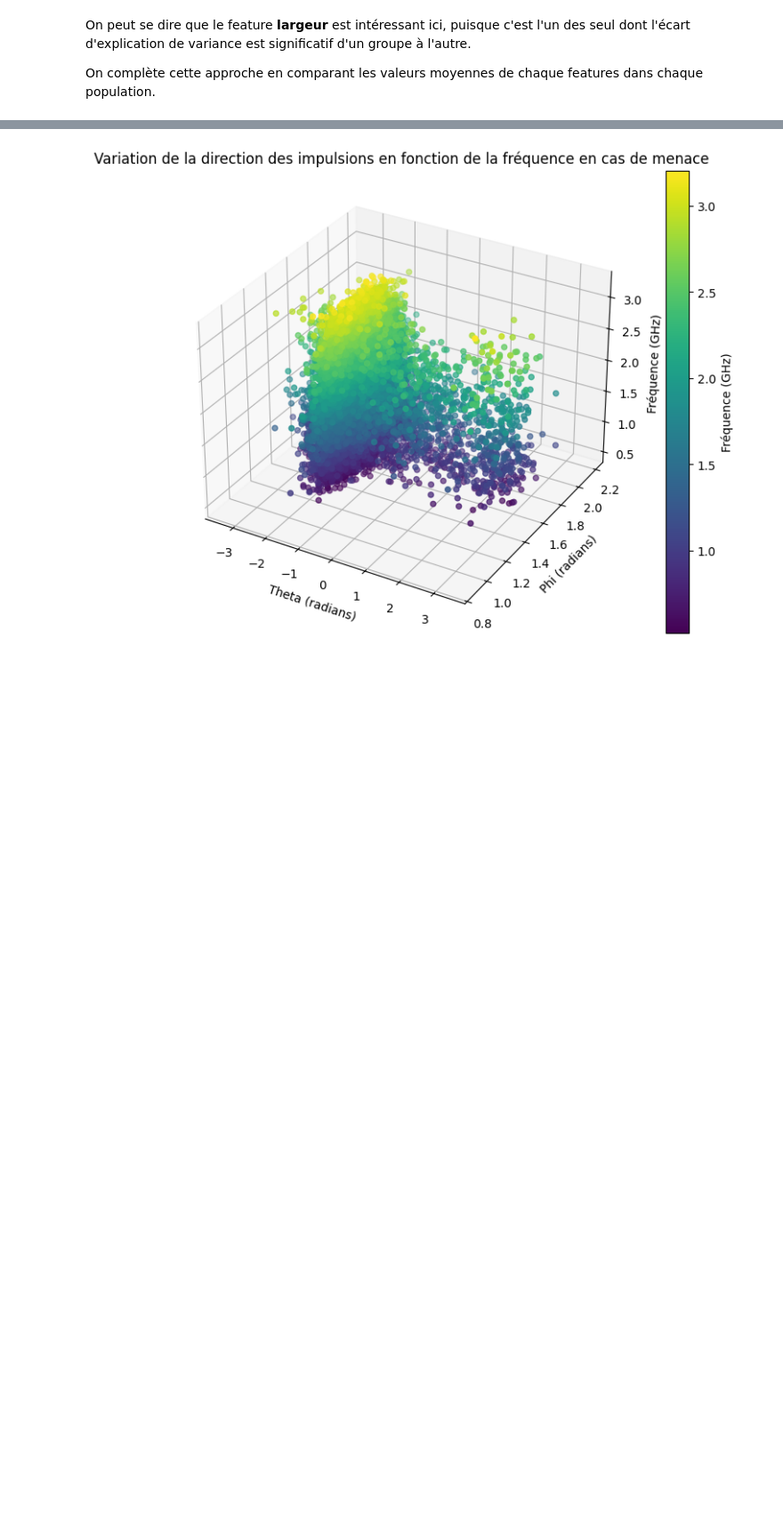
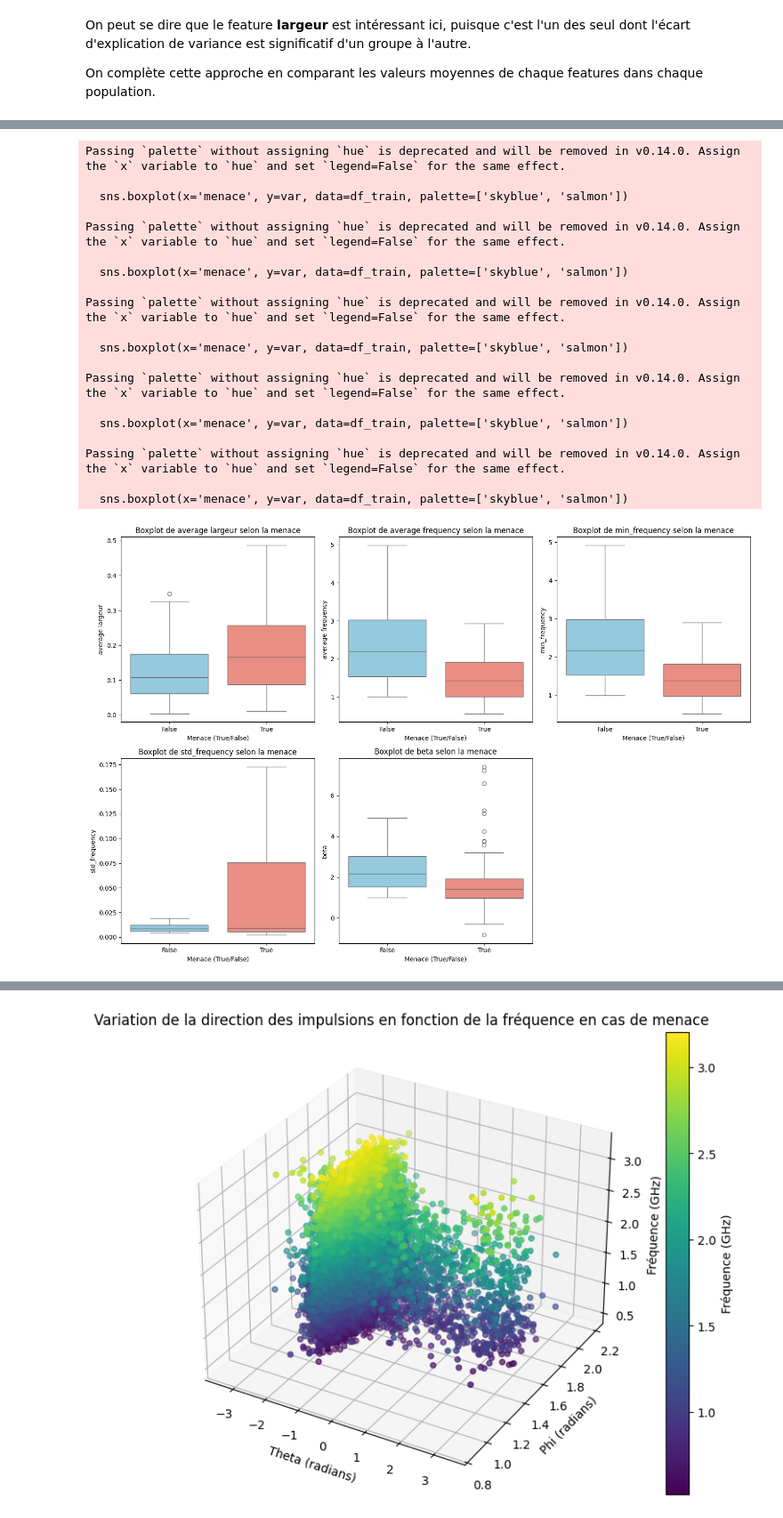
Before and after one commit to NailKhelifa/MVA_deep_and_signal, a Jupyter notebook: TP2/dls_tp2.ipynb, the cells around one changed output, grey strips where cells are left out. Shown at 89% size. Saved outputs shown, nothing was run; the diff lists cells and outputs as text; code cells hidden in the pictures; blank space fills up the shorter version.

```diff
--- a/TP2/dls_tp2.ipynb
+++ b/TP2/dls_tp2.ipynb
@@ -510,0 +416,36 @@ ValueError: All arrays must be of the same length
+# %%
+# Variables à tracer
+variables = ['average largeur', 'average frequency', 'min_frequency', 'std_frequency', 'beta']
+
+# Tracer les boxplots pour chaque variable en fonction de la menace
+plt.figure(figsize=(15, 10))
+for i, var in enumerate(variables):
+    plt.subplot(2, 3, i+1)  # Deux lignes, deux colonnes
+    sns.boxplot(x='menace', y=var, data=df_train, palette=['skyblue', 'salmon'])
+    plt.title(f'Boxplot de {var} selon la menace')
+    plt.ylabel(var)
+    plt.xlabel('Menace (True/False)')
+
+plt.tight_layout()
+plt.show()
+# %% [output]
+Passing `palette` without assigning `hue` is deprecated and will be removed in v0.14.0. Assign the `x` variable to `hue` and set `legend=False` for the same effect.
+
+  sns.boxplot(x='menace', y=var, data=df_train, palette=['skyblue', 'salmon'])
+
+Passing `palette` without assigning `hue` is deprecated and will be removed in v0.14.0. Assign the `x` variable to `hue` and set `legend=False` for the same effect.
+
+  sns.boxplot(x='menace', y=var, data=df_train, palette=['skyblue', 'salmon'])
+
+Passing `palette` without assigning `hue` is deprecated and will be removed in v0.14.0. Assign the `x` variable to `hue` and set `legend=False` for the same effect.
+
+  sns.boxplot(x='menace', y=var, data=df_train, palette=['skyblue', 'salmon'])
+
+Passing `palette` without assigning `hue` is deprecated and will be removed in v0.14.0. Assign the `x` variable to `hue` and set `legend=False` for the same effect.
+
+  sns.boxplot(x='menace', y=var, data=df_train, palette=['skyblue', 'salmon'])
+
+Passing `palette` without assigning `hue` is deprecated and will be removed in v0.14.0. Assign the `x` variable to `hue` and set `legend=False` for the same effect.
+
+  sns.boxplot(x='menace', y=var, data=df_train, palette=['skyblue', 'salmon'])
+[figure, added]
```
Also changed, not shown: parts of 15 cells of this notebook.
